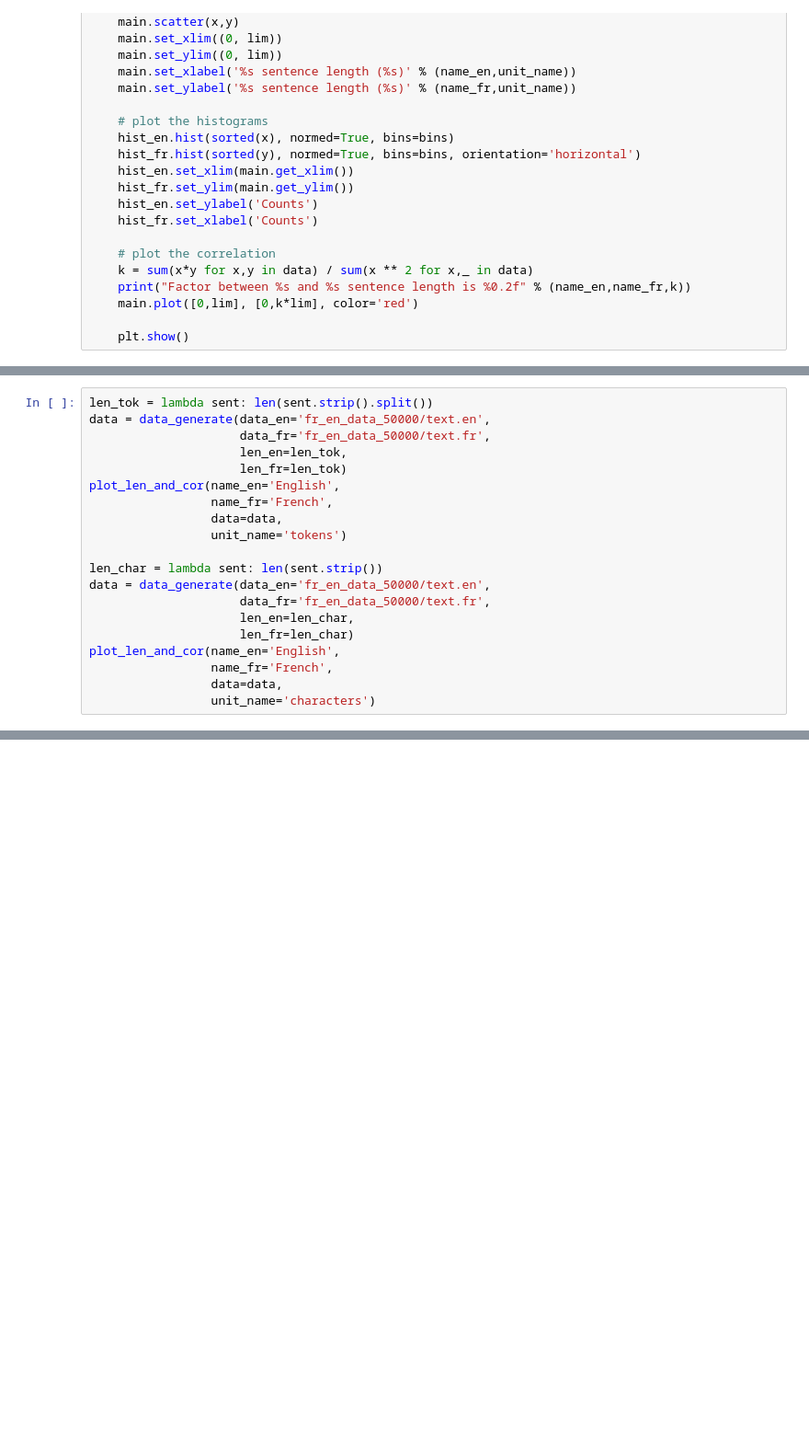
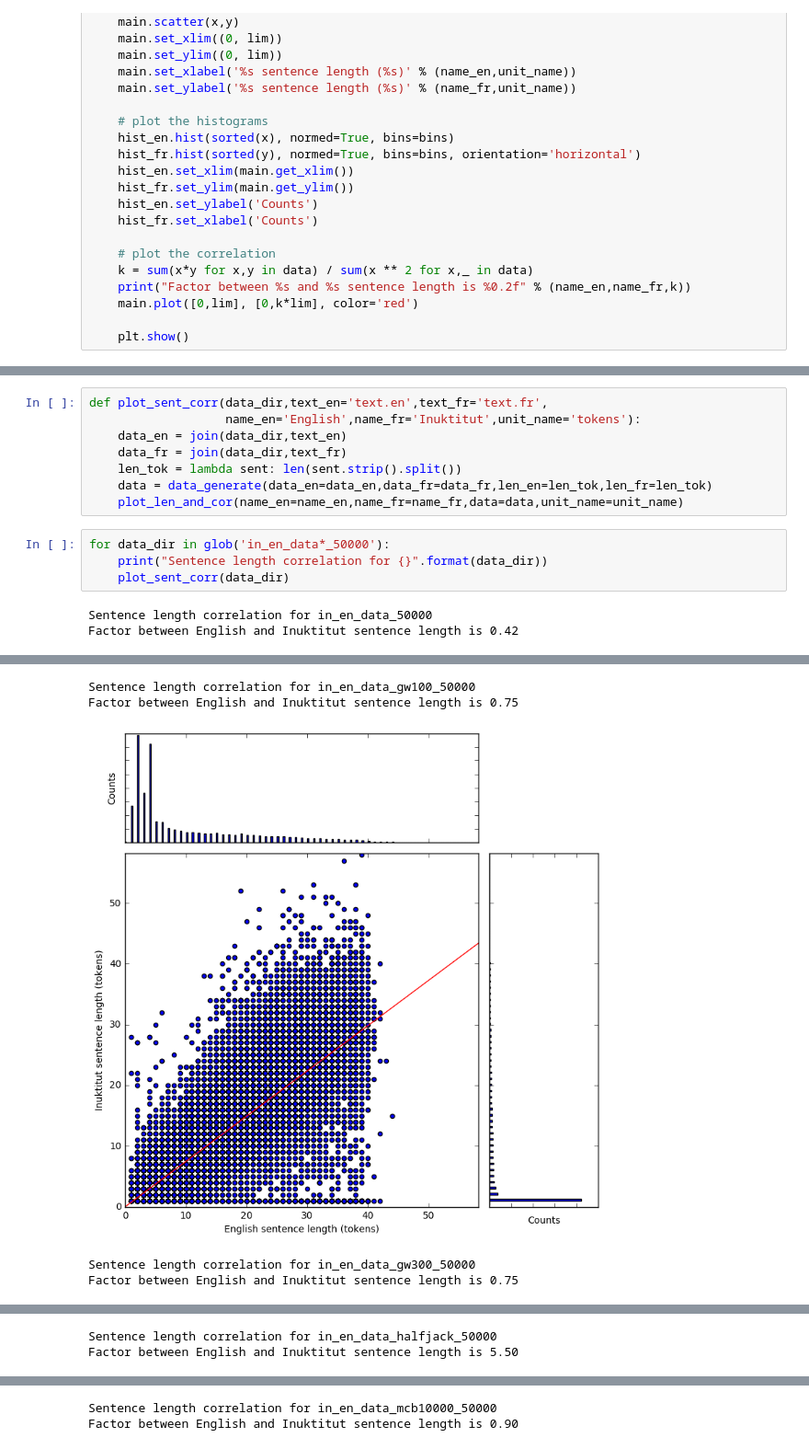
Before and after one commit to wenkokke/UoE-MT3-NMT, a Jupyter notebook: sentence_length_correlation.ipynb, the cells around one changed output, grey strips where cells are left out. Shown at 92% size. Cells and saved outputs as stored; diff of their text form; blank space fills up the shorter version.

Commit message:
regenerated length correlation graphs (but did not export them from the notebook)

```diff
--- a/sentence_length_correlation.ipynb
+++ b/sentence_length_correlation.ipynb
@@ -117,20 +68,0 @@ Factor between English and Hungarian sentence length is 0.86
-# %%
-len_tok = lambda sent: len(sent.strip().split())
-data = data_generate(data_en='fr_en_data_50000/text.en',
-                     data_fr='fr_en_data_50000/text.fr',
-                     len_en=len_tok,
-                     len_fr=len_tok)
-plot_len_and_cor(name_en='English',
-                 name_fr='French',
-                 data=data,
-                 unit_name='tokens')
-
-len_char = lambda sent: len(sent.strip())
-data = data_generate(data_en='fr_en_data_50000/text.en',
-                     data_fr='fr_en_data_50000/text.fr',
-                     len_en=len_char,
-                     len_fr=len_char)
-plot_len_and_cor(name_en='English',
-                 name_fr='French',
-                 data=data,
-                 unit_name='characters')
@@ -141,0 +69,15 @@ Factor between English and French sentence length is 1.10
+# %%
+def plot_sent_corr(data_dir,text_en='text.en',text_fr='text.fr',
+                   name_en='English',name_fr='Inuktitut',unit_name='tokens'):
+    data_en = join(data_dir,text_en)
+    data_fr = join(data_dir,text_fr)
+    len_tok = lambda sent: len(sent.strip().split())
+    data = data_generate(data_en=data_en,data_fr=data_fr,len_en=len_tok,len_fr=len_tok)
+    plot_len_and_cor(name_en=name_en,name_fr=name_fr,data=data,unit_name=unit_name)
+# %%
+for data_dir in glob('in_en_data*_50000'):
+    print("Sentence length correlation for {}".format(data_dir))
+    plot_sent_corr(data_dir)
+# %% [output]
+Sentence length correlation for in_en_data_50000
+Factor between English and Inuktitut sentence length is 0.42
@@ -141,0 +85,5 @@ Factor between English and French sentence length is 1.10
+Sentence length correlation for in_en_data_gw100_50000
+Factor between English and Inuktitut sentence length is 0.75
+[figure, added]
+Sentence length correlation for in_en_data_gw300_50000
+Factor between English and Inuktitut sentence length is 0.75
@@ -141,0 +91,2 @@ Factor between English and French sentence length is 1.10
+Sentence length correlation for in_en_data_halfjack_50000
+Factor between English and Inuktitut sentence length is 5.50
@@ -141,0 +94,2 @@ Factor between English and French sentence length is 1.10
+Sentence length correlation for in_en_data_mcb10000_50000
+Factor between English and Inuktitut sentence length is 0.90
```
Also changed, not shown: parts of 5 cells of this notebook.
